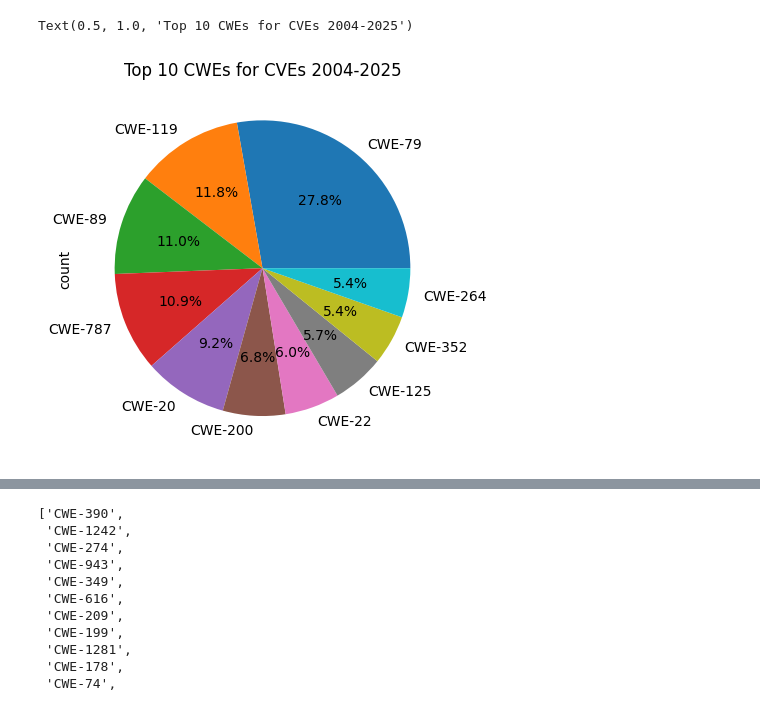
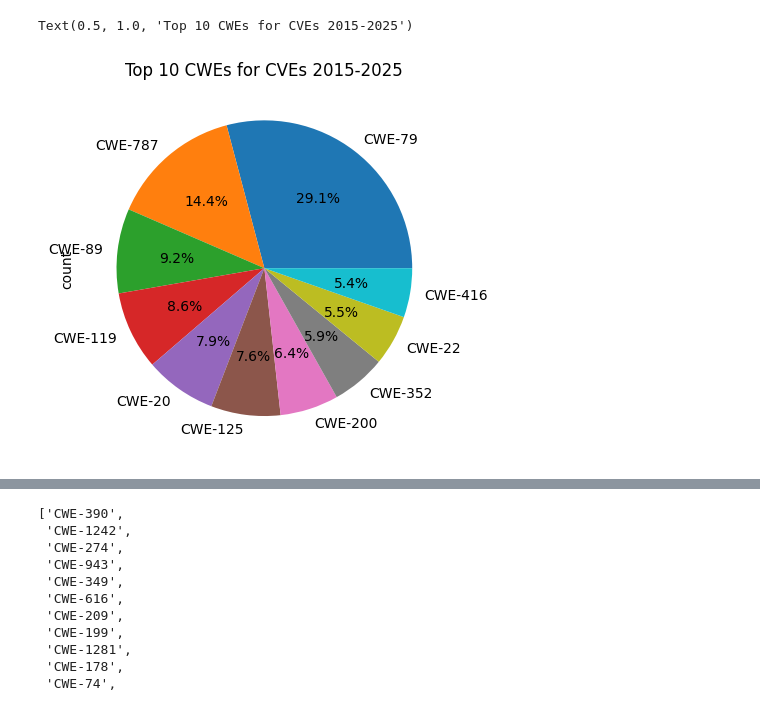
Before and after one commit to dominikmi/cves_analytics, a Jupyter notebook: testing-cwe.ipynb, the cells around one changed output, grey strips where cells are left out. Cells and saved outputs as stored; diff of their text form; code cells hidden in the pictures.

```diff
--- a/testing-cwe.ipynb
+++ b/testing-cwe.ipynb
@@ -51,9 +31,11 @@ cves_cwes_df = extract_cwe_for_cve("data/download/NVDCVE")
+# %%
+cve_data = pd.read_csv('output/cves_epss_enriched-20250224.csv')
 # %%
 # plot top 10 CWEs without 'not_found' and 'NVD-CWE-noinfo' values
-cves_cwes_df['cwe_id'].value_counts().drop(['not_found', 'NVD-CWE-noinfo', 'NVD-CWE-Other']).head(10).plot(kind='pie', autopct='%1.1f%%')
-plt.title('Top 10 CWEs for CVEs 2004-2025')
+cve_data['cwe_id'].value_counts().drop(['NVD-CWE-noinfo', 'NVD-CWE-Other']).head(10).plot(kind='pie', autopct='%1.1f%%')
+plt.title('Top 10 CWEs for CVEs 2015-2025')
 # %% [output]
-Text(0.5, 1.0, 'Top 10 CWEs for CVEs 2004-2025')
+Text(0.5, 1.0, 'Top 10 CWEs for CVEs 2015-2025')
-[figure, old version]
+[figure, new version]
 # %%
 # top 10 CWEs without 'not_found' and 'NVD-CWE-noinfo' values for years 2020-2025
```
Also changed, not shown: parts of 3 cells of this notebook, 3 other files.
